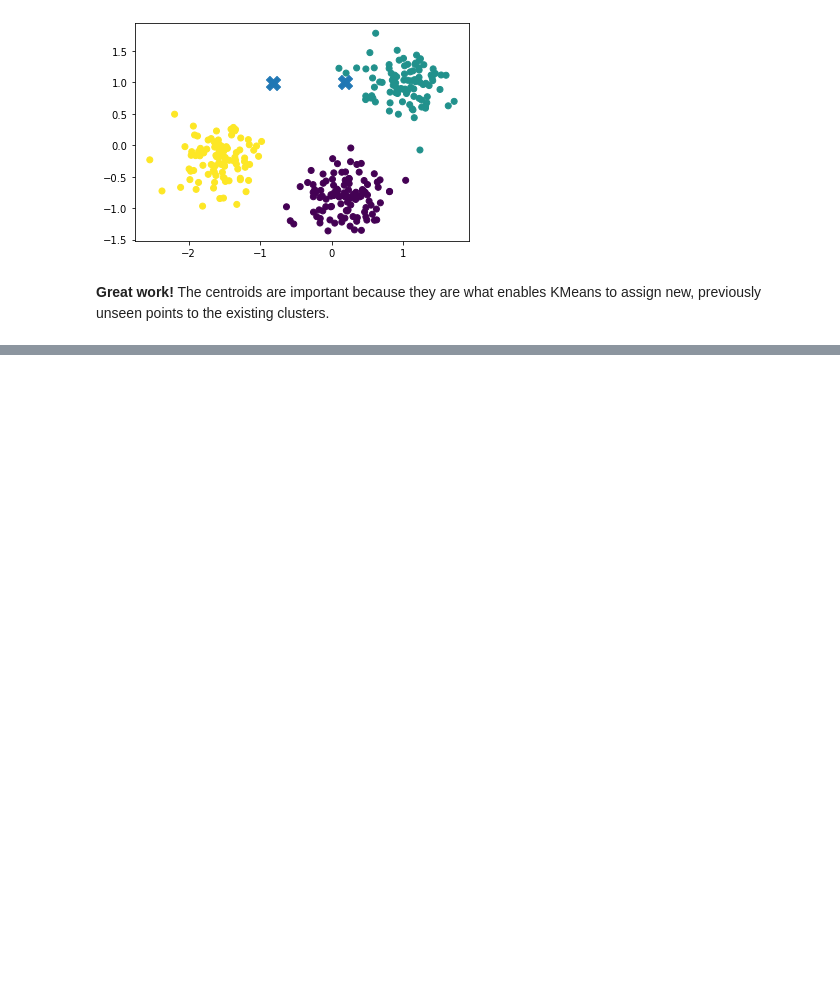
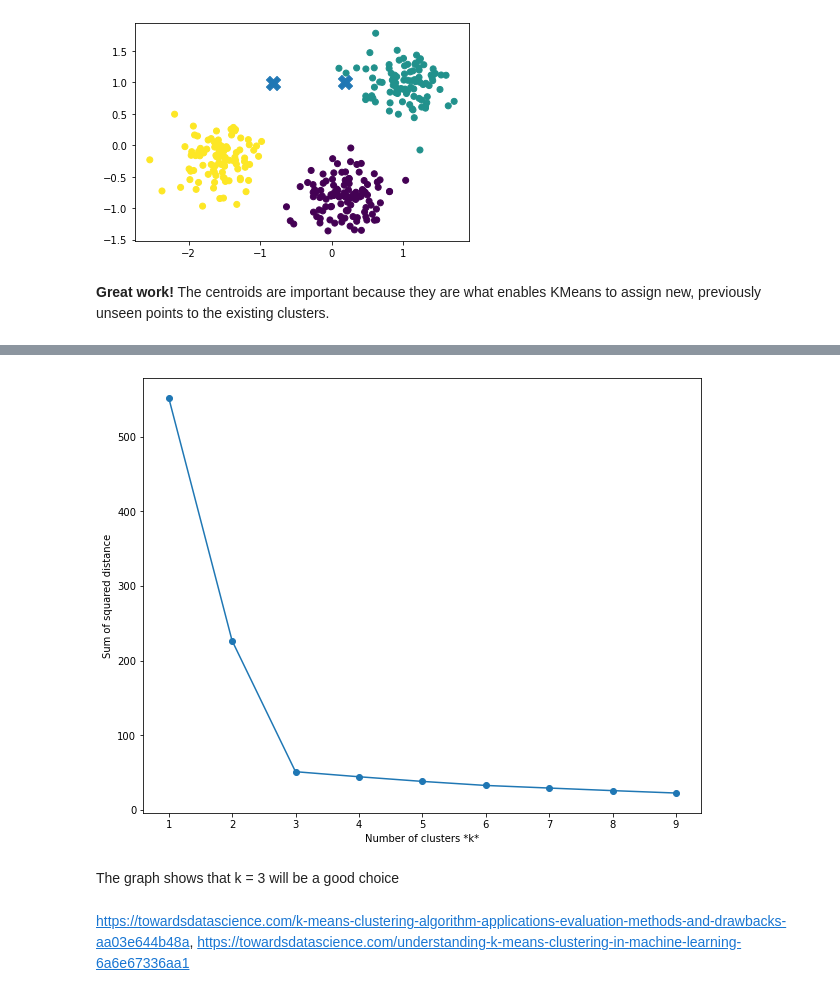
Before and after one commit to EuniceOyeniyi/stive_exercises, a Jupyter notebook: Chapter 02/02. Clustering/01. Partitional Algorithms/exercises/exercise_03_inspect_your_clustering.ipynb, the cells around one changed output, grey strips where cells are left out. Cells and saved outputs as stored; diff of their text form; code cells hidden in the pictures; blank space fills up the shorter version.

```diff
--- a/Chapter 02/02. Clustering/01. Partitional Algorithms/exercises/exercise_03_inspect_your_clustering.ipynb
+++ b/Chapter 02/02. Clustering/01. Partitional Algorithms/exercises/exercise_03_inspect_your_clustering.ipynb
@@ -63,0 +70,24 @@ plt.show()
+# %%
+
+# Run the Kmeans algorithm and get the index of data points clusters
+sse = []
+list_k = list(range(1, 10))
+
+for k in list_k:
+    km = KMeans(n_clusters=k)
+    km.fit(points)
+    sse.append(km.inertia_)
+
+# Plot sse against k
+plt.figure(figsize=(10, 8))
+plt.plot(list_k, sse, '-o')
+plt.xlabel(r'Number of clusters *k*')
+plt.ylabel('Sum of squared distance');
+plt.show()
+# %% [output]
+[figure, added]
+# %% [markdown]
+The graph shows that k = 3 will be a good choice
+# %% [markdown]
+https://towardsdatascience.com/k-means-clustering-algorithm-applications-evaluation-methods-and-drawbacks-aa03e644b48a,
+https://towardsdatascience.com/understanding-k-means-clustering-in-machine-learning-6a6e67336aa1
```
Also changed, not shown: parts of 4 cells of this notebook.
